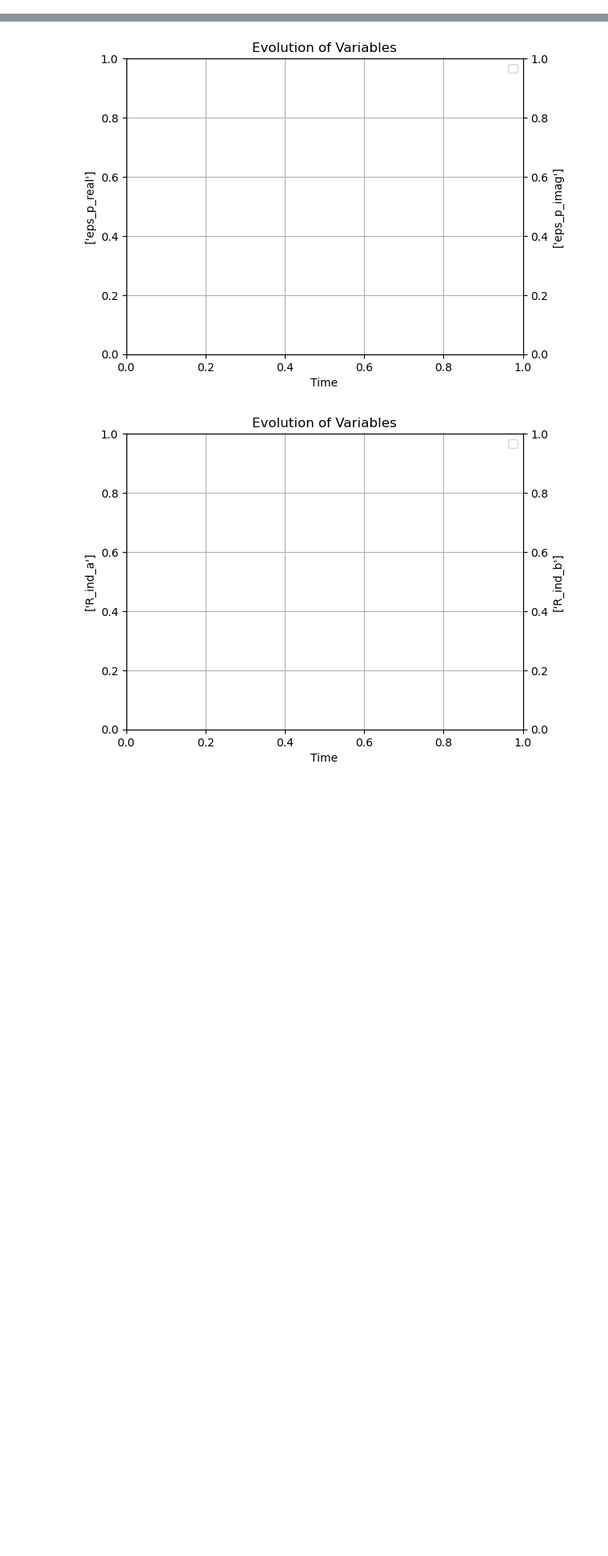
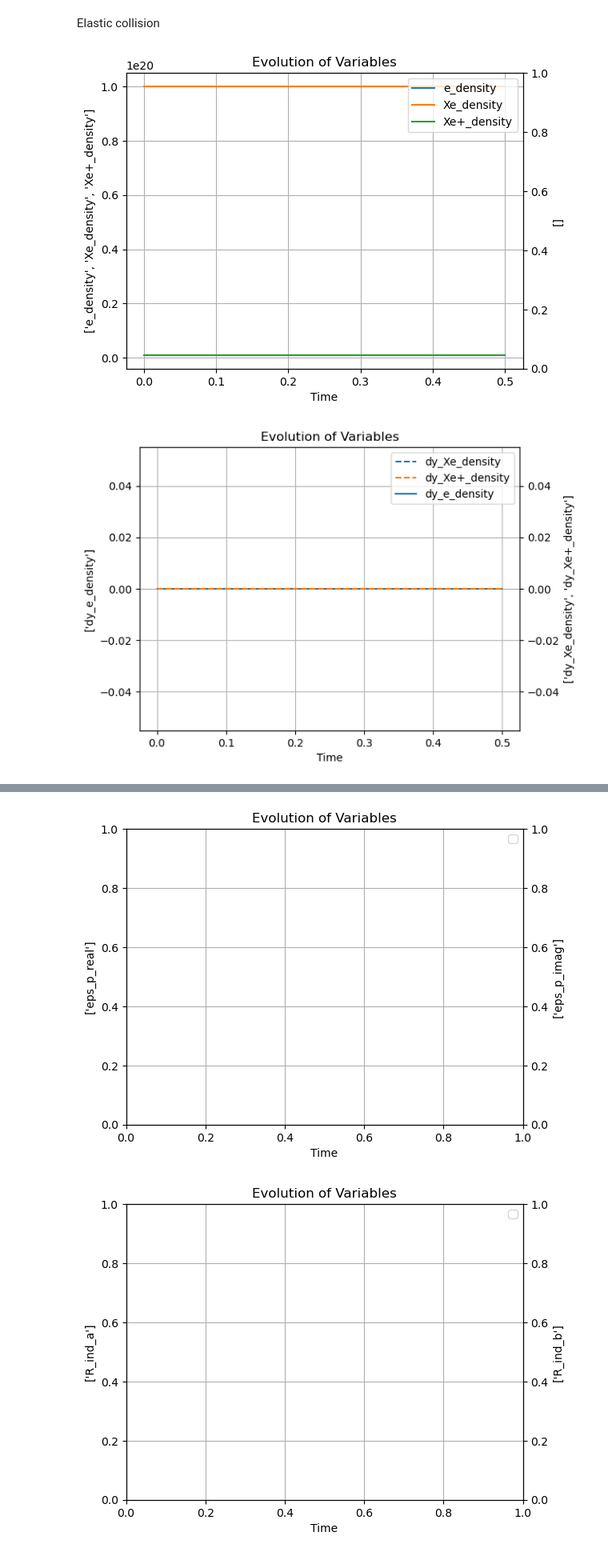
Before and after one commit to sverdier136/AtmopropX__0D-global-model, a Jupyter notebook: src/results_analysis.ipynb, the cells around one changed output, grey strips where cells are left out. Shown at 80% size. Cells and saved outputs as stored; diff of their text form; code cells hidden in the pictures; blank space fills up the shorter version.

```diff
--- a/src/results_analysis.ipynb
+++ b/src/results_analysis.ipynb
@@ -74,0 +86,8 @@ plot_variables(['dy_energy_0_before_heating', 'dy_energy_1_before_heating'], [])
+# %% [markdown]
+Elastic collision
+# %%
+plot_variables(['e_density','Xe_density', 'Xe+_density'], [])
+plot_variables(['dy_e_density'], ['dy_Xe_density', 'dy_Xe+_density'])
+# %% [output]
+[figure, added]
+[figure, added]
```
Also changed, not shown: parts of 11 cells of this notebook, 10 other files.
